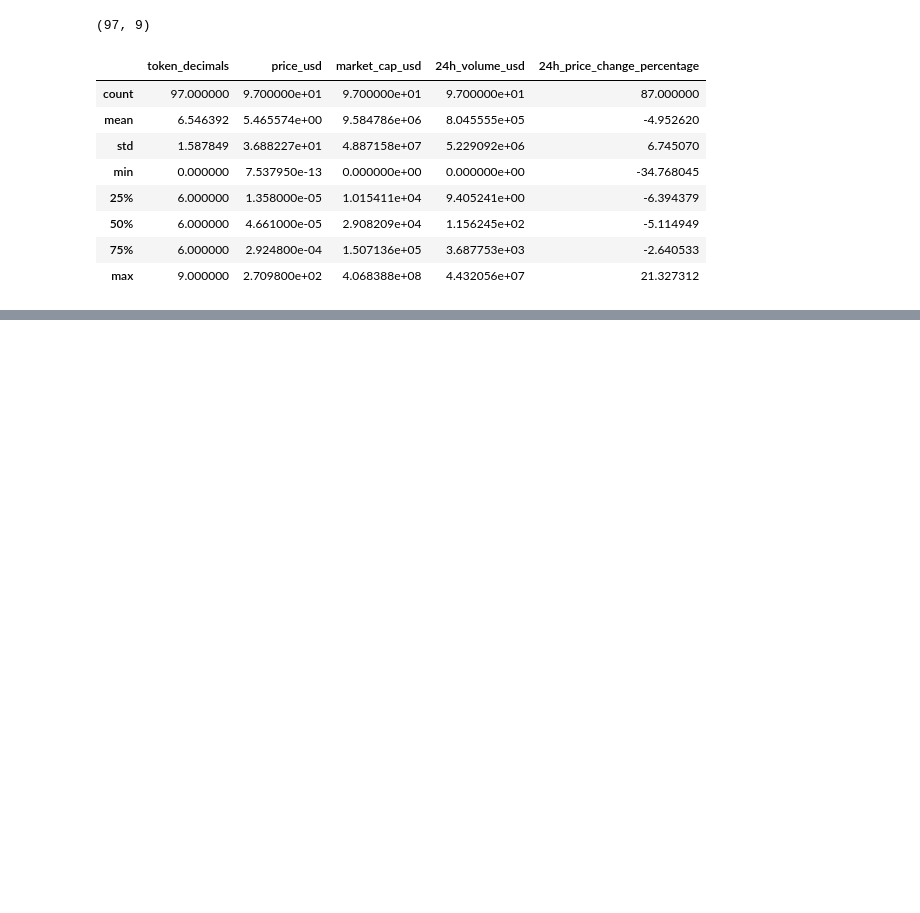
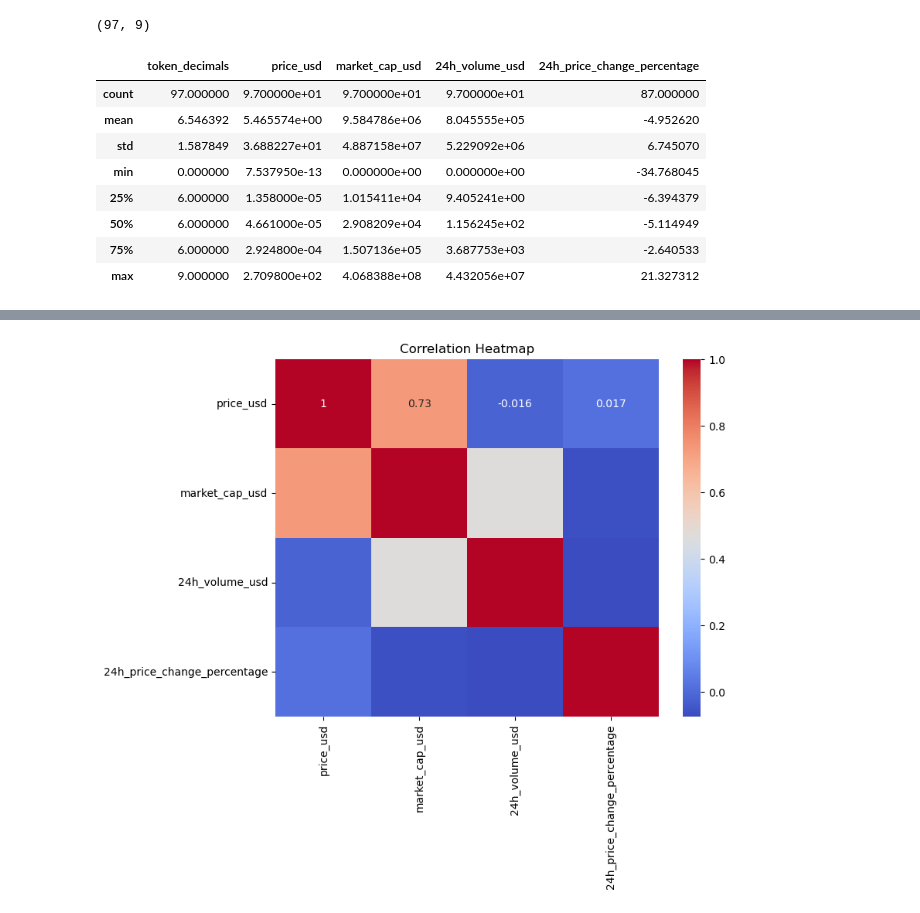
Before and after one commit to CHINEDU-UZORUE/MLZoomcamp, a Jupyter notebook: EDA_web3/01_eda.ipynb, the cells around one changed output, grey strips where cells are left out. Drawn from its saved outputs; the diff is of its cells as text; code cells hidden in the pictures; blank space fills up the shorter version.

```diff
--- a/EDA_web3/01_eda.ipynb
+++ b/EDA_web3/01_eda.ipynb
@@ -212,0 +241,12 @@ df_merged.describe()
+# %%
+# Correlation analysis
+df_merged = df_merged.drop(columns=['token_decimals'])
+corr_matrix = df_merged.corr(numeric_only=True)
+
+# Plot heatmap
+plt.figure(figsize=(8, 6))
+sns.heatmap(corr_matrix, annot=True, cmap='coolwarm')
+plt.title('Correlation Heatmap')
+plt.show()
+# %% [output]
+[figure, added]
```
Also changed, not shown: parts of 5 cells of this notebook.
